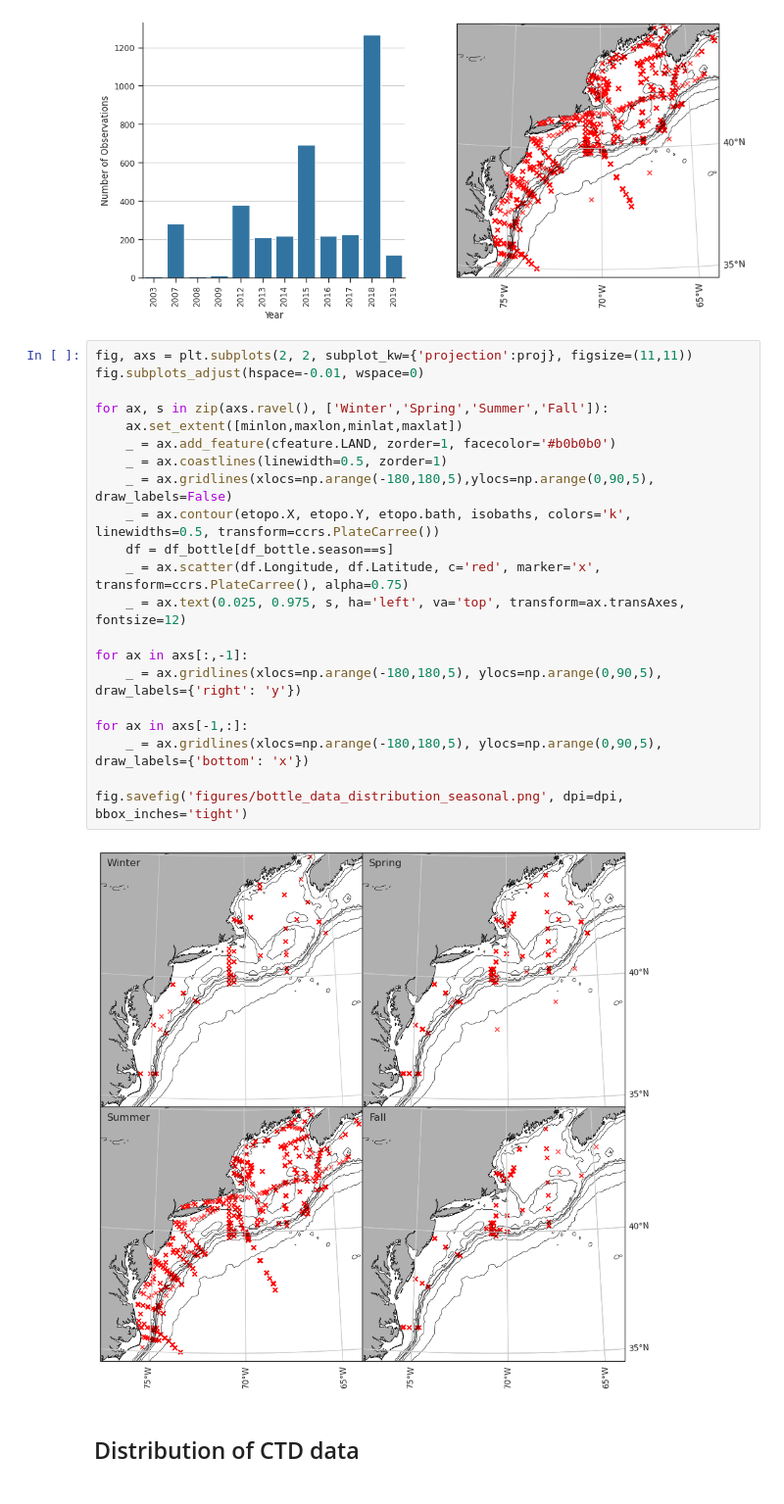
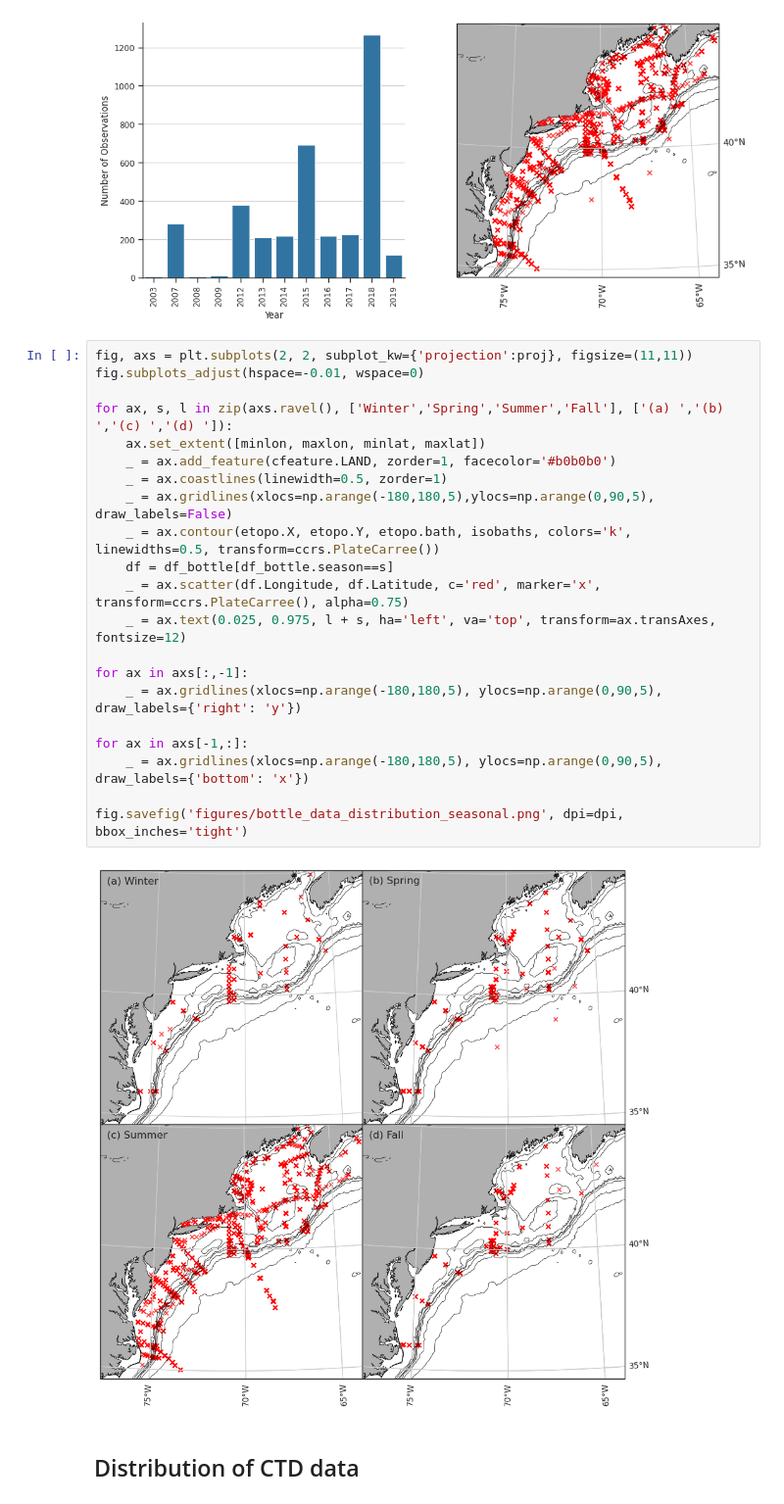
Before and after one commit to WHOIGit/nelme-bottom-water-bgc, a Jupyter notebook: manuscript_figures.ipynb, the cells around one changed output. Shown at 98% size. Cells and saved outputs as stored; diff of their text form.

Commit message:
Added labels to figure panels

```diff
--- a/manuscript_figures.ipynb
+++ b/manuscript_figures.ipynb
@@ -64,26 +64,26 @@ cs = ax2.contour(etopo.X, etopo.Y, etopo.bath, isobaths, colors='k', linewidths=
 # %%
 fig, axs = plt.subplots(2, 2, subplot_kw={'projection':proj}, figsize=(11,11))
 fig.subplots_adjust(hspace=-0.01, wspace=0)
 
-for ax, s in zip(axs.ravel(), ['Winter','Spring','Summer','Fall']):
-    ax.set_extent([minlon,maxlon,minlat,maxlat])
+for ax, s, l in zip(axs.ravel(), ['Winter','Spring','Summer','Fall'], ['(a) ','(b) ','(c) ','(d) ']):
+    ax.set_extent([minlon, maxlon, minlat, maxlat])
     _ = ax.add_feature(cfeature.LAND, zorder=1, facecolor='#b0b0b0')
     _ = ax.coastlines(linewidth=0.5, zorder=1)
     _ = ax.gridlines(xlocs=np.arange(-180,180,5),ylocs=np.arange(0,90,5), draw_labels=False)
     _ = ax.contour(etopo.X, etopo.Y, etopo.bath, isobaths, colors='k', linewidths=0.5, transform=ccrs.PlateCarree())
     df = df_bottle[df_bottle.season==s]
     _ = ax.scatter(df.Longitude, df.Latitude, c='red', marker='x', transform=ccrs.PlateCarree(), alpha=0.75)
-    _ = ax.text(0.025, 0.975, s, ha='left', va='top', transform=ax.transAxes, fontsize=12)
+    _ = ax.text(0.025, 0.975, l + s, ha='left', va='top', transform=ax.transAxes, fontsize=12)
 
 for ax in axs[:,-1]:
     _ = ax.gridlines(xlocs=np.arange(-180,180,5), ylocs=np.arange(0,90,5), draw_labels={'right': 'y'})
 
 for ax in axs[-1,:]:
     _ = ax.gridlines(xlocs=np.arange(-180,180,5), ylocs=np.arange(0,90,5), draw_labels={'bottom': 'x'})
 
 fig.savefig('figures/bottle_data_distribution_seasonal.png', dpi=dpi, bbox_inches='tight')
 # %% [output]
-[figure, old version]
+[figure, new version]
 # %% [markdown]
 ## Distribution of CTD data
 # %%
```
Also changed, not shown: parts of 6 cells of this notebook.
